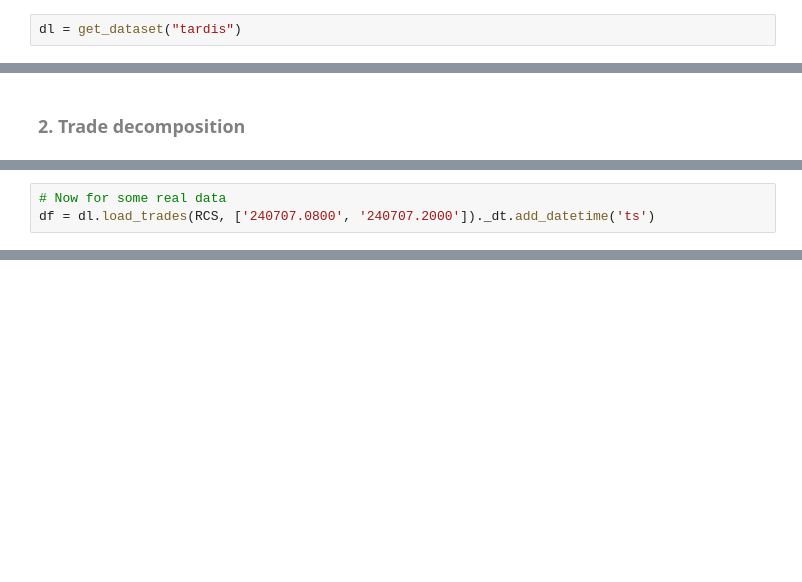
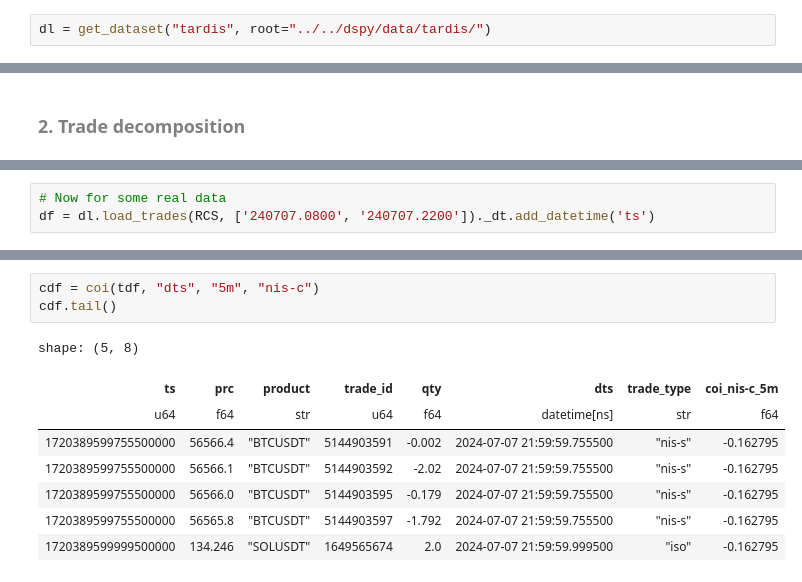
Before and after one commit to Tripudium/cooc, a Jupyter notebook: examples/intro.ipynb, the cells around one changed output, grey strips where cells are left out. Drawn from its saved outputs; the diff is of its cells as text; blank space fills up the shorter version.

```diff
--- a/examples/intro.ipynb
+++ b/examples/intro.ipynb
@@ -26,7 +26,7 @@ The book data is mainly to determine the price movements and for potential backt
 
 We make heavy use of [polars](https://pola.rs/), for the simple reason of performance. If one is not used to it, the learning curve can be steep but it will make things quicker in the long run. We also work with polars extensions to easily add features to the data.
 # %%
-dl = get_dataset("tardis")
+dl = get_dataset("tardis", root="../../dspy/data/tardis/")
 # %%
 RCS = [f"{coin}USDT" for coin in ["BTC", "ETH", "SOL", "DOGE", "LINK"]]
 TYPE = ['book', 'trade']
@@ -99,6 +171,6 @@ print(cdf)
 # %%
 # Now for some real data
-df = dl.load_trades(RCS, ['240707.0800', '240707.2000'])._dt.add_datetime('ts')
+df = dl.load_trades(RCS, ['240707.0800', '240707.2200'])._dt.add_datetime('ts')
 # %%
 # Aggregate trades by timestamp and price and add human readable timestamp
 tdf = df._trade.agg_trades()._dt.add_datetime('ts')
@@ -108,0 +199,12 @@ tdf.head()
+# %%
+cdf = coi(tdf, "dts", "5m", "nis-c")
+cdf.tail()
+# %% [output]
+shape: (5, 8)
+| ts | prc | product | trade_id | qty | dts | trade_type | coi_nis-c_5m |
+| u64 | f64 | str | u64 | f64 | datetime[ns] | str | f64 |
+| 1720389599755500000 | 56566.4 | "BTCUSDT" | 5144903591 | -0.002 | 2024-07-07 21:59:59.755500 | "nis-s" | -0.162795 |
+| 1720389599755500000 | 56566.1 | "BTCUSDT" | 5144903592 | -2.02 | 2024-07-07 21:59:59.755500 | "nis-s" | -0.162795 |
+| 1720389599755500000 | 56566.0 | "BTCUSDT" | 5144903595 | -0.179 | 2024-07-07 21:59:59.755500 | "nis-s" | -0.162795 |
+| 1720389599755500000 | 56565.8 | "BTCUSDT" | 5144903597 | -1.792 | 2024-07-07 21:59:59.755500 | "nis-s" | -0.162795 |
+| 1720389599999500000 | 134.246 | "SOLUSDT" | 1649565674 | 2.0 | 2024-07-07 21:59:59.999500 | "iso" | -0.162795 |
```
Also changed, not shown: parts of 9 cells of this notebook, 1 other file.
